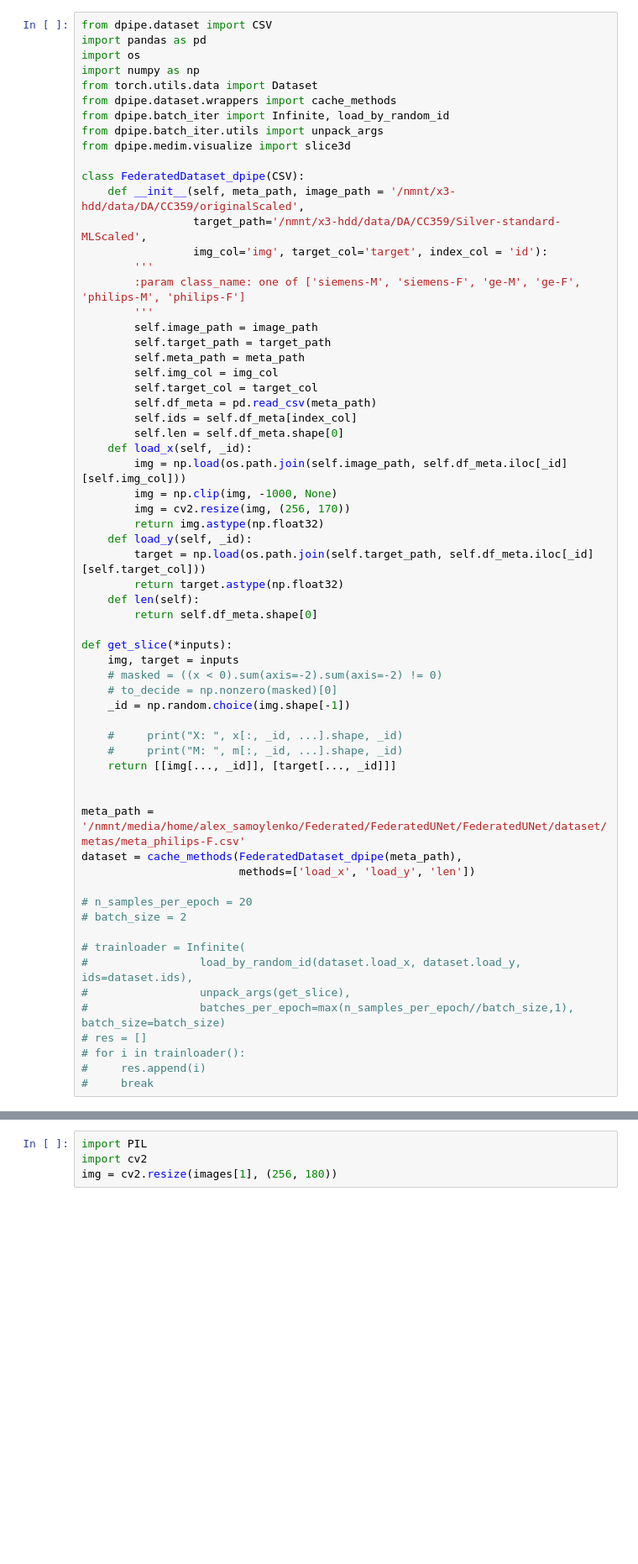
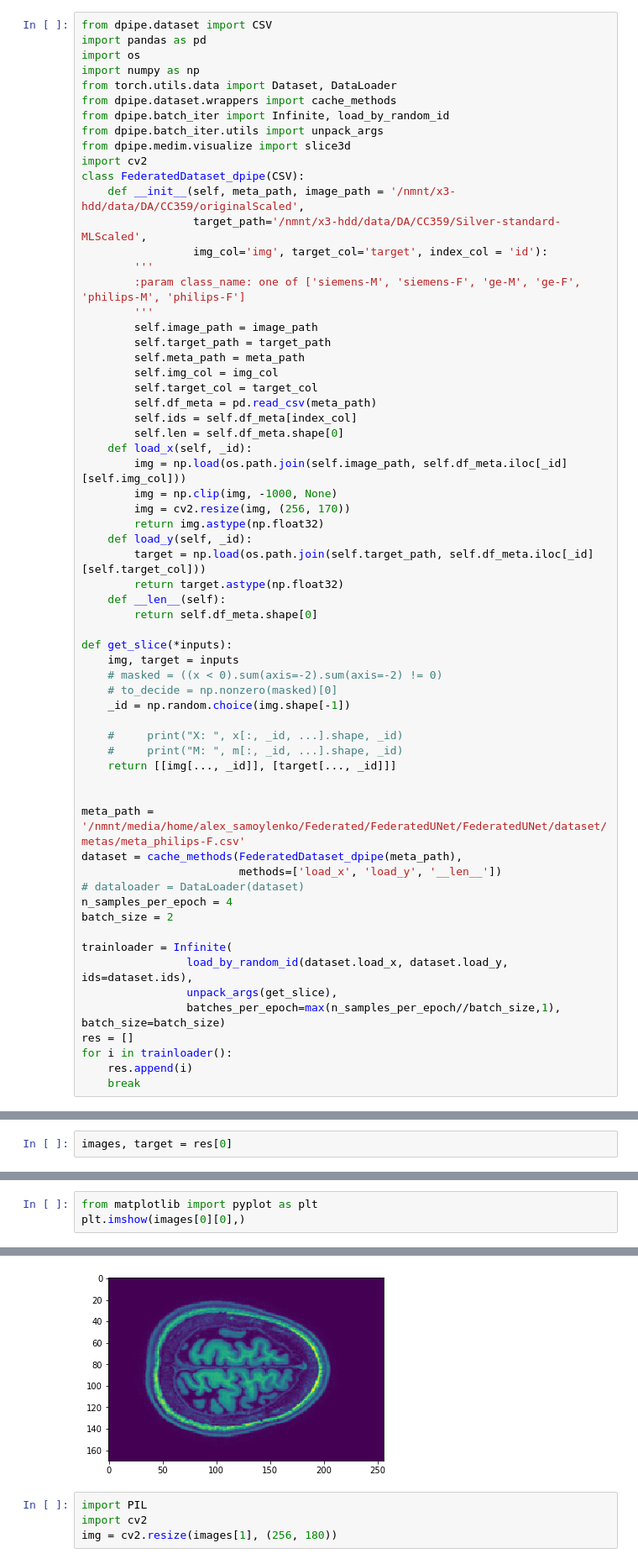
Before and after one commit to samoyl11/FederatedUNet, a Jupyter notebook: notebooks/testing.ipynb, the cells around one changed output, grey strips where cells are left out. Shown: that part at 84% size. Drawn from its saved outputs; the diff is of its cells as text; blank space fills up the shorter version.

```diff
--- a/notebooks/testing.ipynb
+++ b/notebooks/testing.ipynb
@@ -3,12 +3,12 @@ from dpipe.dataset import CSV
 import pandas as pd
 import os
 import numpy as np
-from torch.utils.data import Dataset
+from torch.utils.data import Dataset, DataLoader
 from dpipe.dataset.wrappers import cache_methods
 from dpipe.batch_iter import Infinite, load_by_random_id
 from dpipe.batch_iter.utils import unpack_args
 from dpipe.medim.visualize import slice3d
-
+import cv2
 class FederatedDataset_dpipe(CSV):
     def __init__(self, meta_path, image_path = '/nmnt/x3-hdd/data/DA/CC359/originalScaled',
                  target_path='/nmnt/x3-hdd/data/DA/CC359/Silver-standard-MLScaled',
@@ -32,7 +32,7 @@ class FederatedDataset_dpipe(CSV):
     def load_y(self, _id):
         target = np.load(os.path.join(self.target_path, self.df_meta.iloc[_id][self.target_col]))
         return target.astype(np.float32)
-    def len(self):
+    def __len__(self):
         return self.df_meta.shape[0]
 
 def get_slice(*inputs):
@@ -48,16 +48,16 @@ def get_slice(*inputs):
 
 meta_path = '/nmnt/media/home/alex_samoylenko/Federated/FederatedUNet/FederatedUNet/dataset/metas/meta_philips-F.csv'
 dataset = cache_methods(FederatedDataset_dpipe(meta_path),
-                        methods=['load_x', 'load_y', 'len'])
+                        methods=['load_x', 'load_y', '__len__'])
+# dataloader = DataLoader(dataset)
+n_samples_per_epoch = 4
+batch_size = 2
 
-# n_samples_per_epoch = 20
-# batch_size = 2
-
-# trainloader = Infinite(
-#                 load_by_random_id(dataset.load_x, dataset.load_y, ids=dataset.ids),
-#                 unpack_args(get_slice),
-#                 batches_per_epoch=max(n_samples_per_epoch//batch_size,1), batch_size=batch_size)
-# res = []
-# for i in trainloader():
-#     res.append(i)
-#     break
+trainloader = Infinite(
+                load_by_random_id(dataset.load_x, dataset.load_y, ids=dataset.ids),
+                unpack_args(get_slice),
+                batches_per_epoch=max(n_samples_per_epoch//batch_size,1), batch_size=batch_size)
+res = []
+for i in trainloader():
+    res.append(i)
+    break
@@ -69,0 +71,2 @@ dataset.len
+# %%
+images, target = res[0]
@@ -69,0 +77,4 @@ dataset.len
+# %%
+from matplotlib import pyplot as plt
+plt.imshow(images[0][0],)
+# %% [output]
@@ -70,3 +82,4 @@ dataset.len
+[figure, added]
 # %%
 import PIL
 import cv2
```
Also changed, not shown: parts of 8 cells of this notebook, 10 other files.
